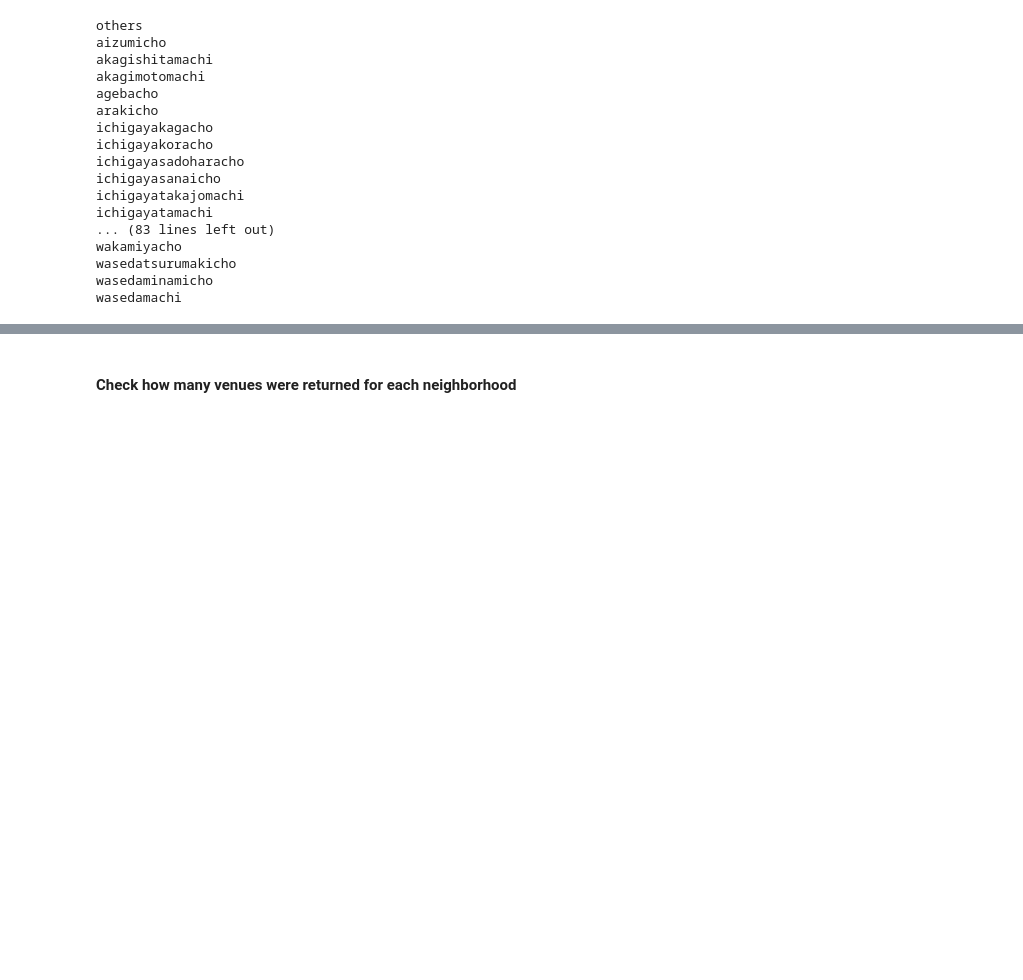
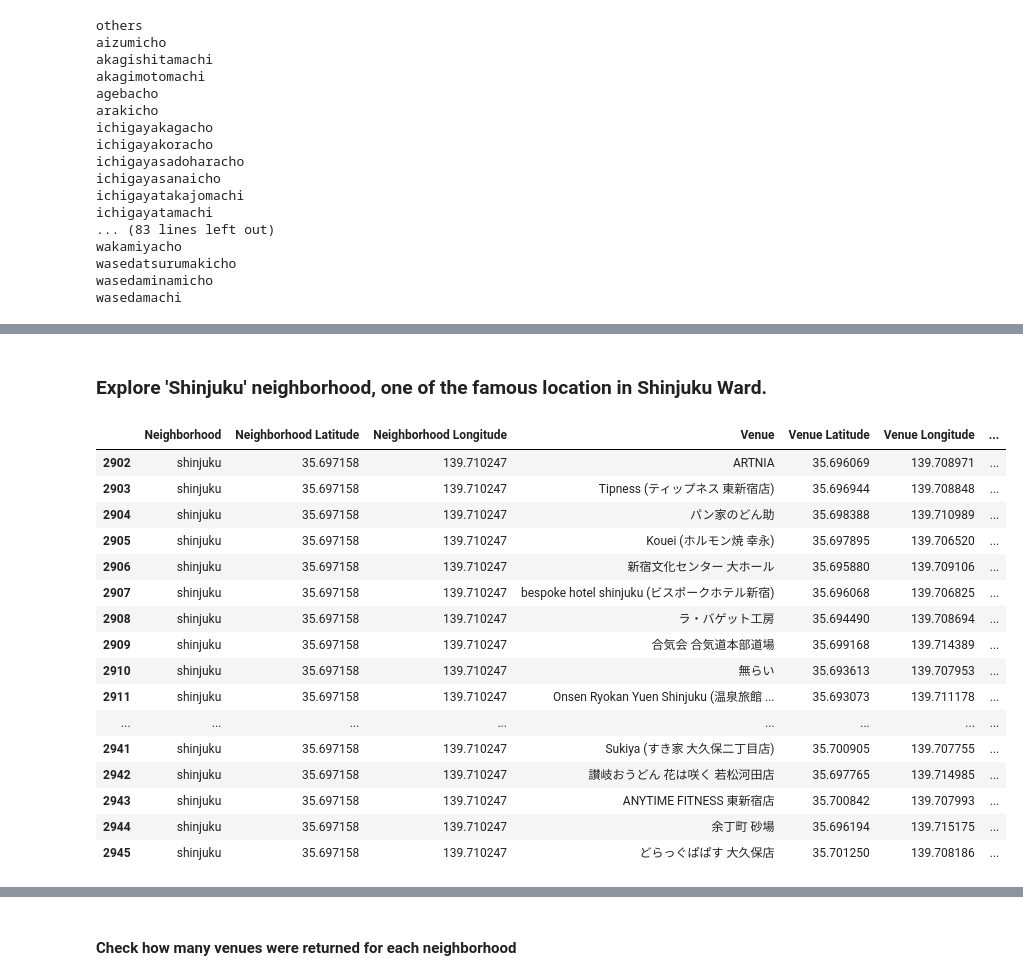
Before and after one commit to serenaroseaini/Bulan, a Jupyter notebook: Capstone project_Final.ipynb, the cells around one changed output, grey strips where cells are left out. Saved outputs shown, nothing was run; the diff lists cells and outputs as text; code cells hidden in the pictures; blank space fills up the shorter version.

```diff
--- a/Capstone project_Final.ipynb
+++ b/Capstone project_Final.ipynb
@@ -699,3 +713,27 @@ shinjuku_venues.head(10)
 | 7 | others | 35.6938 | 139.7034 | Jojoen Yugentei (叙々苑 游玄亭) | 35.695075 | 139.703139 | ... |
 | 8 | others | 35.6938 | 139.7034 | TOHO Cinemas (TOHOシネマズ 新宿) | 35.694856 | 139.702018 | ... |
 | 9 | others | 35.6938 | 139.7034 | Acacia (アカシア) | 35.693116 | 139.701570 | ... |
+# %% [markdown]
+### Explore 'Shinjuku' neighborhood, one of the famous location in Shinjuku Ward.
+# %%
+# Shinjuku area venues
+
+shinjuku_venues.loc[shinjuku_venues['Neighborhood'] == 'shinjuku']
+# %% [output]
+|  | Neighborhood | Neighborhood Latitude | Neighborhood Longitude | Venue | Venue Latitude | Venue Longitude | ... |
+| 2902 | shinjuku | 35.697158 | 139.710247 | ARTNIA | 35.696069 | 139.708971 | ... |
+| 2903 | shinjuku | 35.697158 | 139.710247 | Tipness (ティップネス 東新宿店) | 35.696944 | 139.708848 | ... |
+| 2904 | shinjuku | 35.697158 | 139.710247 | パン家のどん助 | 35.698388 | 139.710989 | ... |
+| 2905 | shinjuku | 35.697158 | 139.710247 | Kouei (ホルモン焼 幸永) | 35.697895 | 139.706520 | ... |
+| 2906 | shinjuku | 35.697158 | 139.710247 | 新宿文化センター 大ホール | 35.695880 | 139.709106 | ... |
+| 2907 | shinjuku | 35.697158 | 139.710247 | bespoke hotel shinjuku (ビスポークホテル新宿) | 35.696068 | 139.706825 | ... |
+| 2908 | shinjuku | 35.697158 | 139.710247 | ラ・バゲット工房 | 35.694490 | 139.708694 | ... |
+| 2909 | shinjuku | 35.697158 | 139.710247 | 合気会 合気道本部道場 | 35.699168 | 139.714389 | ... |
+| 2910 | shinjuku | 35.697158 | 139.710247 | 無らい | 35.693613 | 139.707953 | ... |
+| 2911 | shinjuku | 35.697158 | 139.710247 | Onsen Ryokan Yuen Shinjuku (温泉旅館 ... | 35.693073 | 139.711178 | ... |
+| ... | ... | ... | ... | ... | ... | ... | ... |
+| 2941 | shinjuku | 35.697158 | 139.710247 | Sukiya (すき家 大久保二丁目店) | 35.700905 | 139.707755 | ... |
+| 2942 | shinjuku | 35.697158 | 139.710247 | 讃岐おうどん 花は咲く 若松河田店 | 35.697765 | 139.714985 | ... |
+| 2943 | shinjuku | 35.697158 | 139.710247 | ANYTIME FITNESS 東新宿店 | 35.700842 | 139.707993 | ... |
+| 2944 | shinjuku | 35.697158 | 139.710247 | 余丁町 砂場 | 35.696194 | 139.715175 | ... |
+| 2945 | shinjuku | 35.697158 | 139.710247 | どらっぐぱぱす 大久保店 | 35.701250 | 139.708186 | ... |
```
Also changed, not shown: parts of 21 cells of this notebook.
